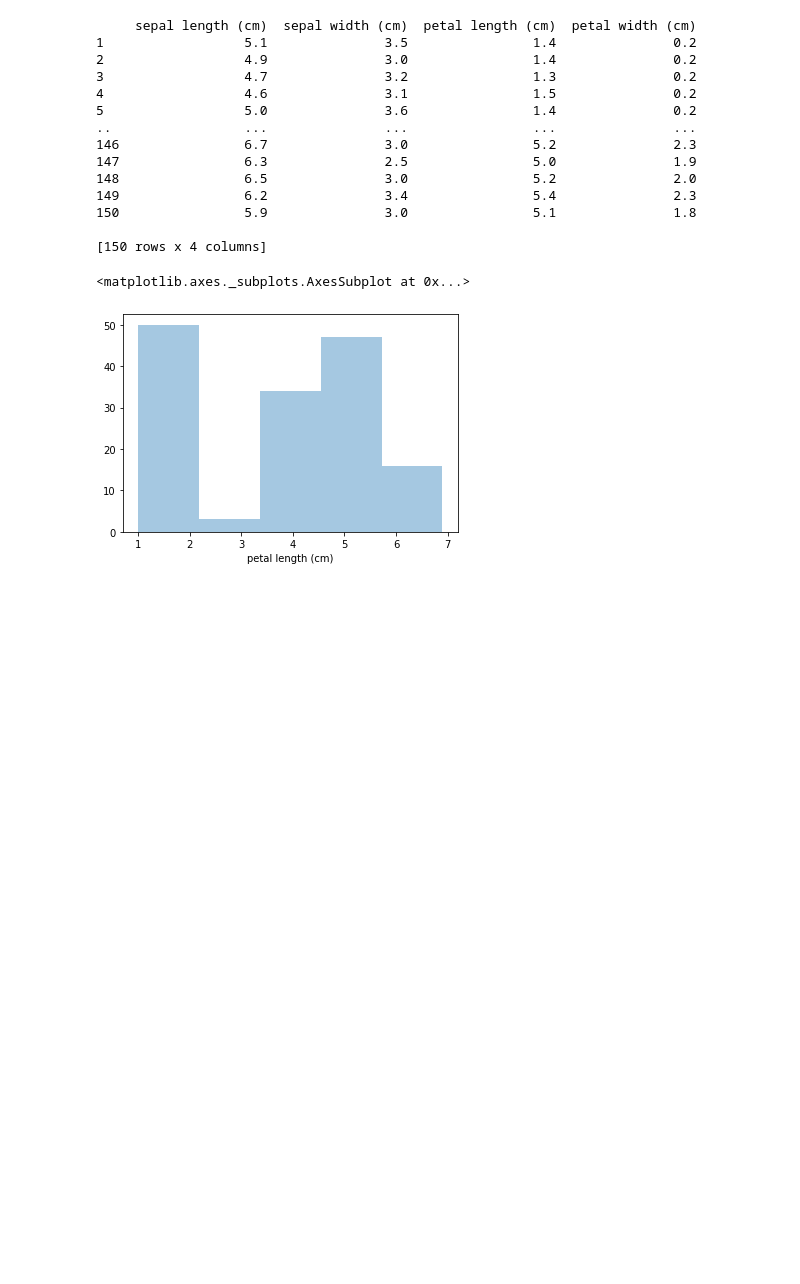
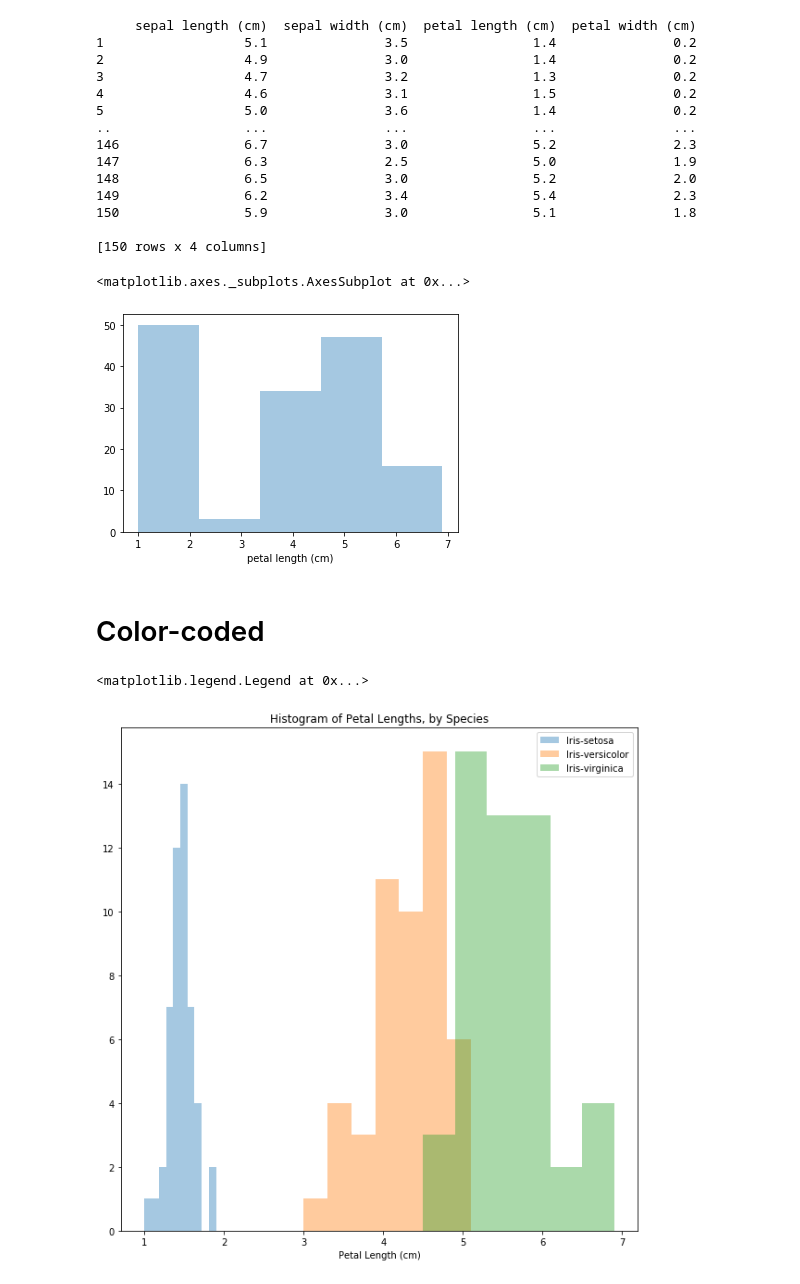
Before and after one commit to shanhai3000/scikit-learn-tutorial, a Jupyter notebook: data_visualization/distplot.ipynb, the cells around one changed output. Cells and saved outputs as stored; diff of their text form; code cells hidden in the pictures; blank space fills up the shorter version.

```diff
--- a/data_visualization/distplot.ipynb
+++ b/data_visualization/distplot.ipynb
@@ -32,3 +32,20 @@ sns.distplot(a=iris_pd['petal length (cm)'], kde=False)
 # %% [output]
 <matplotlib.axes._subplots.AxesSubplot at 0x...>
 [figure]
+# %% [markdown]
+# Color-coded
+# %%
+iris_set_data = pd.read_csv("../dataset/iris_setosa.csv")
+iris_ver_data = pd.read_csv("../dataset/iris_versicolor.csv")
+iris_vir_data = pd.read_csv("../dataset/iris_virginica.csv")
+# %%
+plt.figure(figsize=(10,10))
+sns.distplot(a=iris_set_data['Petal Length (cm)'], label='Iris-setosa', kde=False)
+sns.distplot(a=iris_ver_data['Petal Length (cm)'], label='Iris-versicolor', kde=False)
+sns.distplot(a=iris_vir_data['Petal Length (cm)'], label='Iris-virginica', kde=False)
+plt.title("Histogram of Petal Lengths, by Species")
+
+plt.legend()
+# %% [output]
+<matplotlib.legend.Legend at 0x...>
+[figure, added]
```
Also changed, not shown: parts of 3 cells of this notebook, 2 other files.
